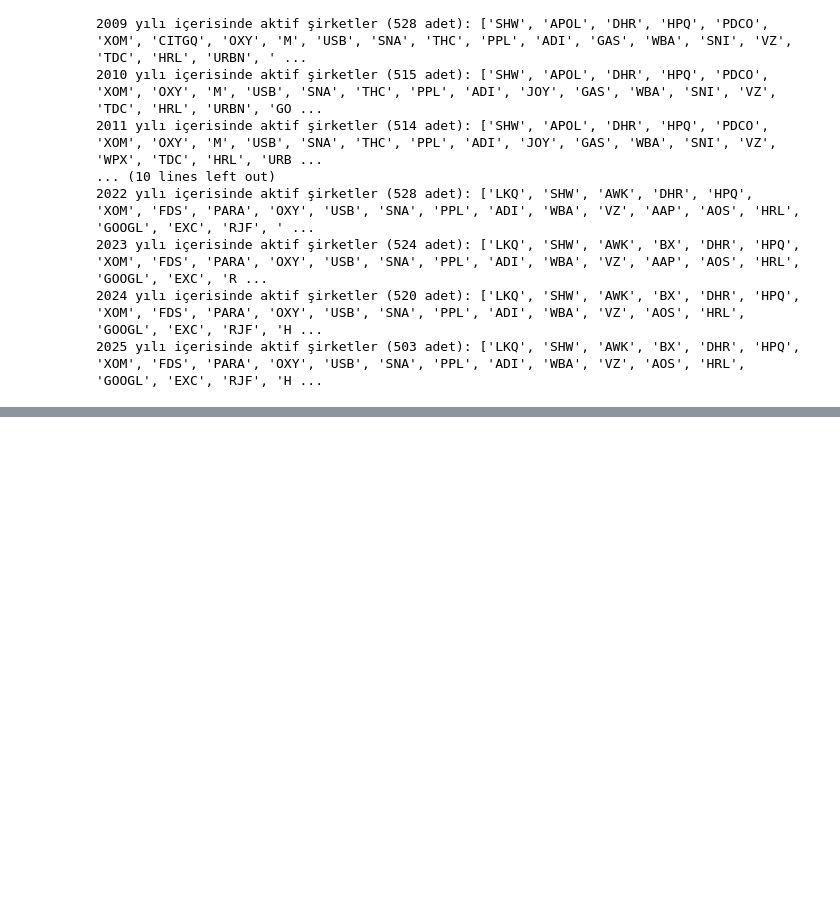
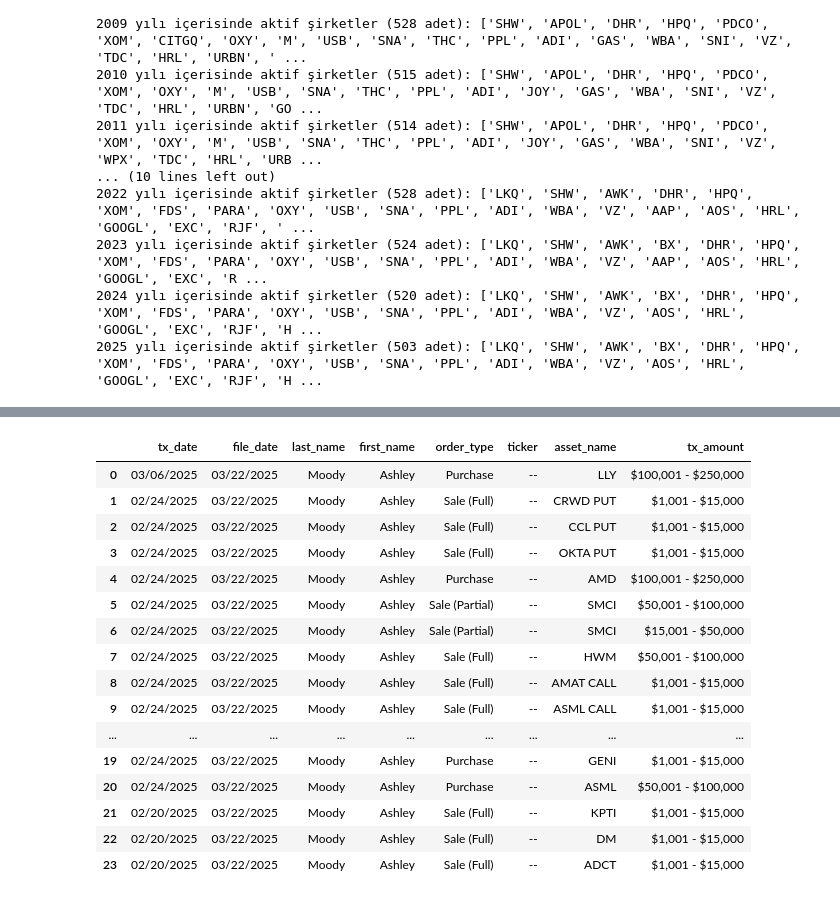
Before and after one commit to oguzoztekin/Algo-Trading-Dataset, a Jupyter notebook: S&P List/20250212_S and P List.ipynb, the cells around one changed output, grey strips where cells are left out. Saved outputs shown, nothing was run; the diff lists cells and outputs as text; code cells hidden in the pictures; blank space fills up the shorter version.

```diff
--- a/S&P List/20250212_S and P List.ipynb
+++ b/S&P List/20250212_S and P List.ipynb
@@ -346,3 +346,25 @@ for year, tickers in results_year.items():
 2023 yılı içerisinde aktif şirketler (524 adet): ['LKQ', 'SHW', 'AWK', 'BX', 'DHR', 'HPQ', 'XOM', 'FDS', 'PARA', 'OXY', 'USB', 'SNA', 'PPL', 'ADI', 'WBA', 'VZ', 'AAP', 'AOS', 'HRL', 'GOOGL', 'EXC', 'R ...
 2024 yılı içerisinde aktif şirketler (520 adet): ['LKQ', 'SHW', 'AWK', 'BX', 'DHR', 'HPQ', 'XOM', 'FDS', 'PARA', 'OXY', 'USB', 'SNA', 'PPL', 'ADI', 'WBA', 'VZ', 'AOS', 'HRL', 'GOOGL', 'EXC', 'RJF', 'H ...
 2025 yılı içerisinde aktif şirketler (503 adet): ['LKQ', 'SHW', 'AWK', 'BX', 'DHR', 'HPQ', 'XOM', 'FDS', 'PARA', 'OXY', 'USB', 'SNA', 'PPL', 'ADI', 'WBA', 'VZ', 'AOS', 'HRL', 'GOOGL', 'EXC', 'RJF', 'H ...
+# %%
+# Backtest
+import pandas as pd
+df = pd.read_csv("all_companies_balance_statements.csv")
+df2 = pd.read_csv("all_companies_cashflow_statements.csv")
+df3 = pd.read_csv("all_companies_income_statements.csv")
+df4 = pd.read_excel("listof90year.xlsx")
+
+# First, rename columns in each DataFrame to avoid collisions (except the join keys)
+df_bs = df.add_prefix('bs_')
+df_cf = df2.add_prefix('cf_')
+df_is = df3.add_prefix('is_')
+
+# But restore the join keys to their original names
+for col in ['symbol', 'calendarYear', 'period']:
+    df_bs[col] = df[col]
+    df_cf[col] = df2[col]
+    df_is[col] = df3[col]
+
+# Now merge them one by one on 'symbol', 'calendarYear', and 'period'
+combined_df = df_bs.merge(df_cf, on=['symbol', 'calendarYear', 'period'], how='outer')
+combined_df = combined_df.merge(df_is, on=['symbol', 'calendarYear', 'period'], how='outer')
@@ -348,0 +721,20 @@ for year, tickers in results_year.items():
+# %%
+senator_txs
+# %% [output]
+|  | tx_date | file_date | last_name | first_name | order_type | ticker | asset_name | tx_amount |
+| 0 | 03/06/2025 | 03/22/2025 | Moody | Ashley | Purchase | -- | LLY | $100,001 - $250,000 |
+| 1 | 02/24/2025 | 03/22/2025 | Moody | Ashley | Sale (Full) | -- | CRWD PUT | $1,001 - $15,000 |
+| 2 | 02/24/2025 | 03/22/2025 | Moody | Ashley | Sale (Full) | -- | CCL PUT | $1,001 - $15,000 |
+| 3 | 02/24/2025 | 03/22/2025 | Moody | Ashley | Sale (Full) | -- | OKTA PUT | $1,001 - $15,000 |
+| 4 | 02/24/2025 | 03/22/2025 | Moody | Ashley | Purchase | -- | AMD | $100,001 - $250,000 |
+| 5 | 02/24/2025 | 03/22/2025 | Moody | Ashley | Sale (Partial) | -- | SMCI | $50,001 - $100,000 |
+| 6 | 02/24/2025 | 03/22/2025 | Moody | Ashley | Sale (Partial) | -- | SMCI | $15,001 - $50,000 |
+| 7 | 02/24/2025 | 03/22/2025 | Moody | Ashley | Sale (Full) | -- | HWM | $50,001 - $100,000 |
+| 8 | 02/24/2025 | 03/22/2025 | Moody | Ashley | Sale (Full) | -- | AMAT CALL | $1,001 - $15,000 |
+| 9 | 02/24/2025 | 03/22/2025 | Moody | Ashley | Sale (Full) | -- | ASML CALL | $1,001 - $15,000 |
+| ... | ... | ... | ... | ... | ... | ... | ... | ... |
+| 19 | 02/24/2025 | 03/22/2025 | Moody | Ashley | Purchase | -- | GENI | $1,001 - $15,000 |
+| 20 | 02/24/2025 | 03/22/2025 | Moody | Ashley | Purchase | -- | ASML | $50,001 - $100,000 |
+| 21 | 02/20/2025 | 03/22/2025 | Moody | Ashley | Sale (Full) | -- | KPTI | $1,001 - $15,000 |
+| 22 | 02/20/2025 | 03/22/2025 | Moody | Ashley | Sale (Full) | -- | DM | $1,001 - $15,000 |
+| 23 | 02/20/2025 | 03/22/2025 | Moody | Ashley | Sale (Full) | -- | ADCT | $1,001 - $15,000 |
```
Also changed, not shown: parts of 6 cells of this notebook.
